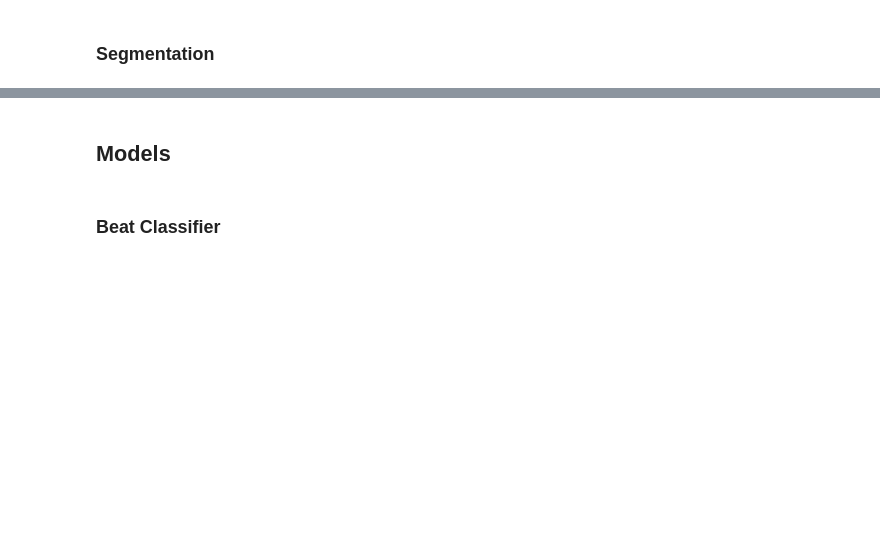
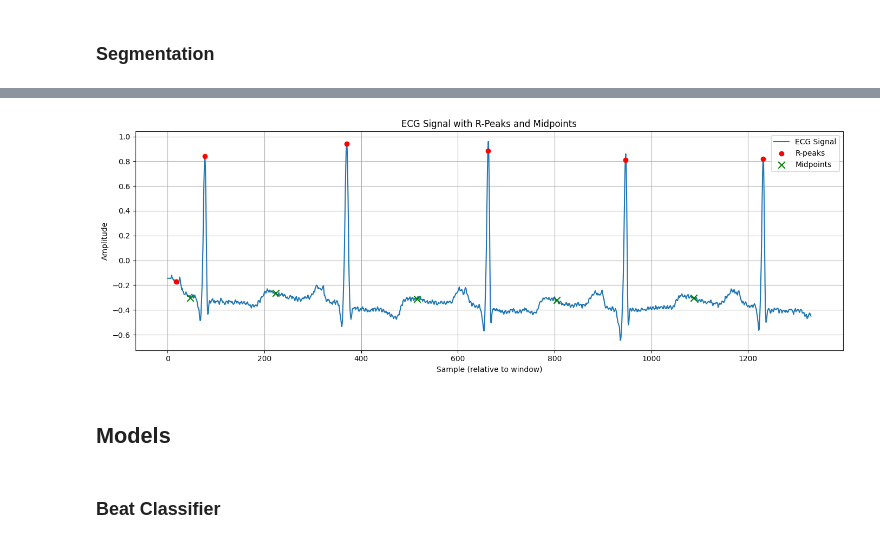
Before and after one commit to elijah-jones-2003/Heart-Rate-Monitoring, a Jupyter notebook: model.ipynb, the cells around one changed output, grey strips where cells are left out. Saved outputs shown, nothing was run; the diff lists cells and outputs as text; code cells hidden in the pictures; blank space fills up the shorter version.

```diff
--- a/model.ipynb
+++ b/model.ipynb
@@ -180,3 +128,44 @@ plt.axvline(x = R_location[3]+201, color = 'green', linestyle = '--')
+# %%
+# Number of beats to visualize
+num_beats = 5
+
+# Get R-peaks and symbols from annotation
+r_peaks = annotations[100].sample
+r_labels = annotations[100].symbol
+
+# Select the first (num_beats + 1) R-peaks to define 5 complete beat intervals
+selected_r = r_peaks[:num_beats + 1]
+
+# Compute midpoints between successive R-peaks
+midpoints = [(selected_r[i] + selected_r[i + 1]) // 2 for i in range(num_beats)]
+
+# Define the signal segment for plotting
+start_idx = max(0, selected_r[0] - 100)
+end_idx = min(len(lead1[100]), selected_r[num_beats] + 100)
+segment = lead1[100][start_idx:end_idx]
+
+# Adjust R-peak and midpoint indices relative to the segment
+adjusted_r = [r - start_idx for r in selected_r if start_idx <= r < end_idx]
+adjusted_mid = [m - start_idx for m in midpoints if start_idx <= m < end_idx]
+
+# Get the y-values from the lead signal for those points
+r_y = [lead1[100][r] for r in selected_r if start_idx <= r < end_idx]
+mid_y = [lead1[100][m] for m in midpoints if start_idx <= m < end_idx]
+
+# Plot the ECG segment
+plt.figure(figsize=(14, 5))
+plt.plot(segment, label='ECG Signal')
+plt.scatter(adjusted_r, r_y, color='red', label='R-peaks', zorder=3)
+plt.scatter(adjusted_mid, mid_y, color='green', marker='x', s=80, label='Midpoints', zorder=3)
+plt.title('ECG Signal with R-Peaks and Midpoints')
+plt.xlabel('Sample (relative to window)')
+plt.ylabel('Amplitude')
+plt.legend()
+plt.grid(True)
+plt.tight_layout()
+plt.show()
+# %% [output]
+[figure, added]
 # %% [markdown]
 ## Models
 # %% [markdown]
```
Also changed, not shown: parts of 10 cells of this notebook, 5 other files.
